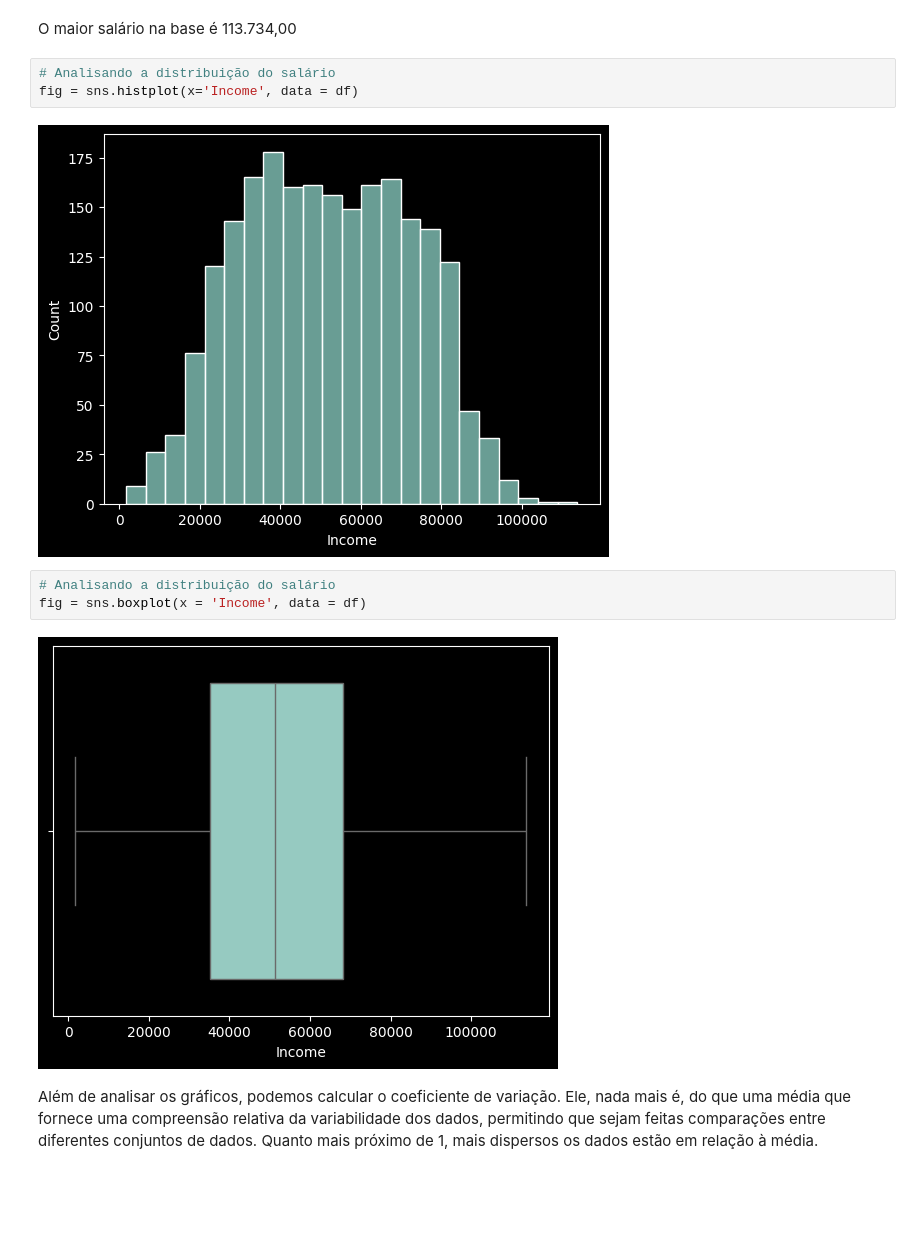
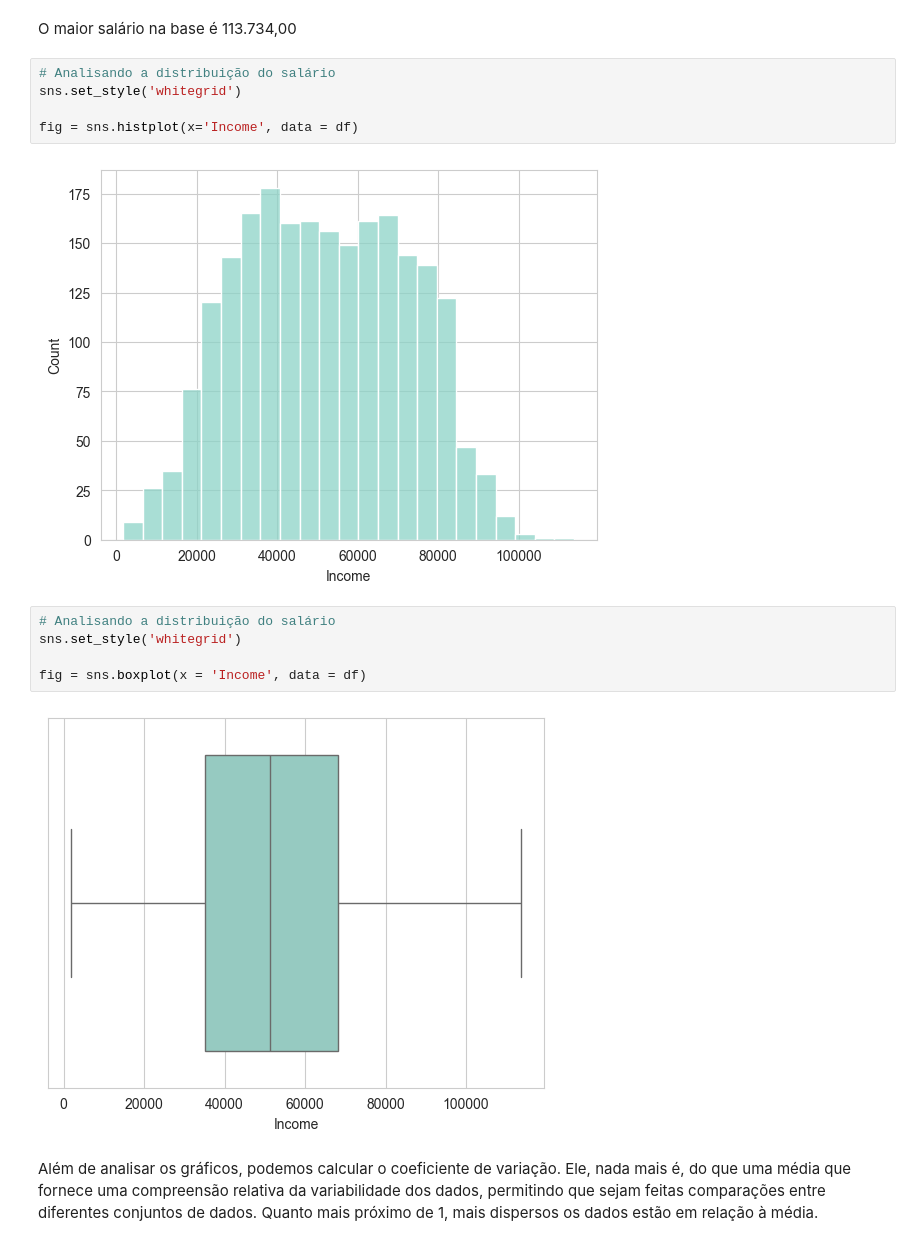
Before and after one commit to camaartins/ifood_EBA, a Jupyter notebook: ifood.ipynb, the cells around one changed output. Drawn from its saved outputs; the diff is of its cells as text; blank space fills up the shorter version.

```diff
--- a/ifood.ipynb
+++ b/ifood.ipynb
@@ -231,14 +223,18 @@ Name: Income, dtype: float64
 O maior salário na base é 113.734,00
 # %%
 # Analisando a distribuição do salário
+sns.set_style('whitegrid')
+
 fig = sns.histplot(x='Income', data = df)
 # %% [output]
-[figure, old version]
+[figure, new version]
 # %%
 # Analisando a distribuição do salário
+sns.set_style('whitegrid')
+
 fig = sns.boxplot(x = 'Income', data = df)
 # %% [output]
-[figure, old version]
+[figure, new version]
 # %% [markdown]
 Além de analisar os gráficos, podemos calcular o coeficiente de variação. Ele, nada mais é, do que uma média que fornece uma compreensão relativa da variabilidade dos dados, permitindo que sejam feitas comparações entre diferentes conjuntos de dados. Quanto mais próximo de 1, mais dispersos os dados estão em relação à média.
 # %%
```
Also changed, not shown: parts of 4 cells of this notebook.
